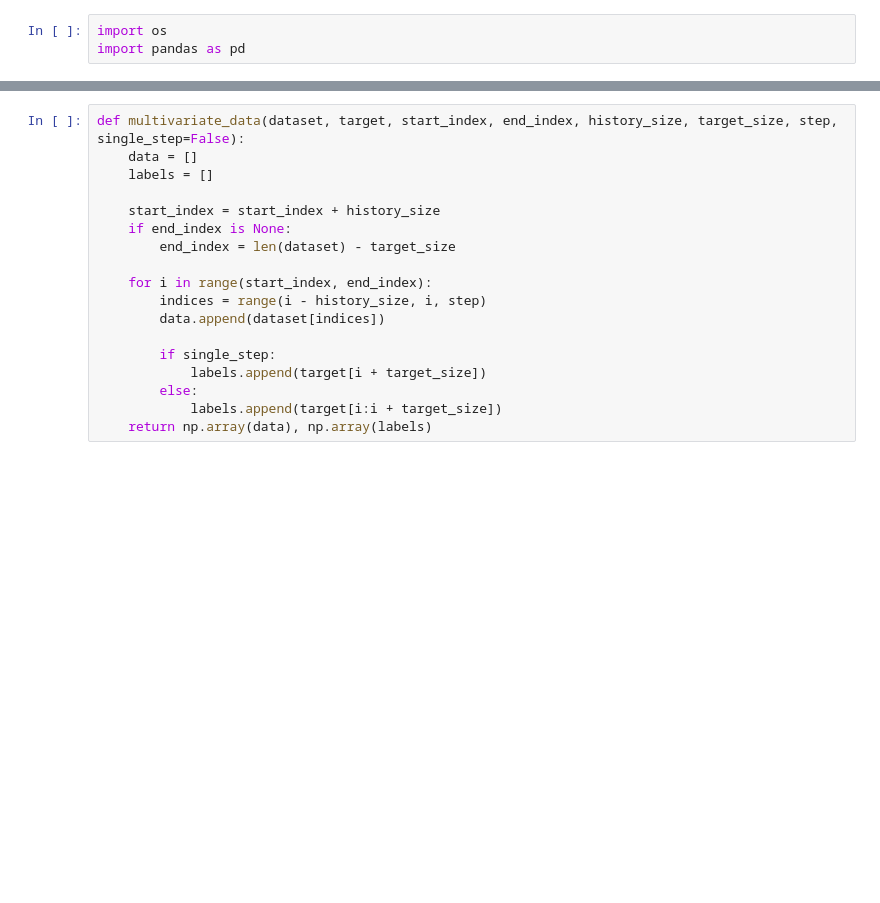
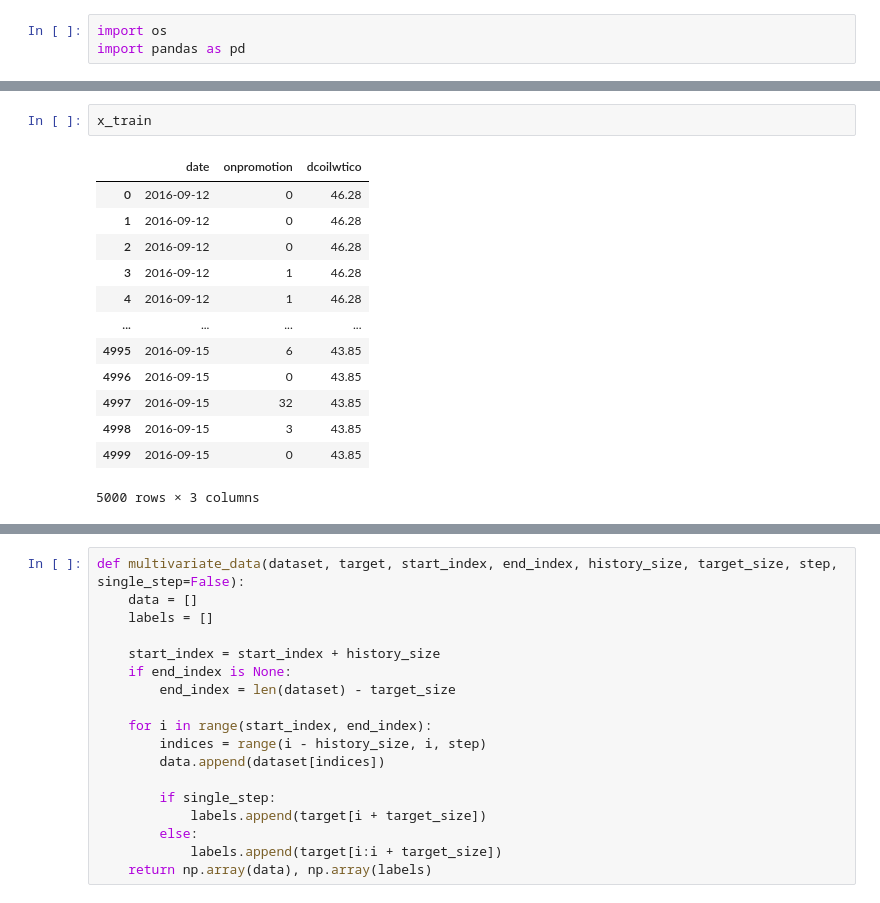
Before and after one commit to ferrry-ghsb/bigdata_6team, a Jupyter notebook: [ksy]LSTM.ipynb, the cells around one changed output, grey strips where cells are left out. Drawn from its saved outputs; the diff is of its cells as text; blank space fills up the shorter version.

```diff
--- a/[ksy]LSTM.ipynb
+++ b/[ksy]LSTM.ipynb
@@ -12,0 +54,16 @@ y_valid = pd.read_csv('/content/drive/MyDrive/store-sales-time-series-forecastin
+# %%
+x_train
+# %% [output]
+|  | date | onpromotion | dcoilwtico |
+| 0 | 2016-09-12 | 0 | 46.28 |
+| 1 | 2016-09-12 | 0 | 46.28 |
+| 2 | 2016-09-12 | 0 | 46.28 |
+| 3 | 2016-09-12 | 1 | 46.28 |
+| 4 | 2016-09-12 | 1 | 46.28 |
+| ... | ... | ... | ... |
+| 4995 | 2016-09-15 | 6 | 43.85 |
+| 4996 | 2016-09-15 | 0 | 43.85 |
+| 4997 | 2016-09-15 | 32 | 43.85 |
+| 4998 | 2016-09-15 | 3 | 43.85 |
+| 4999 | 2016-09-15 | 0 | 43.85 |
+5000 rows × 3 columns
```
Also changed, not shown: parts of 32 cells of this notebook.
